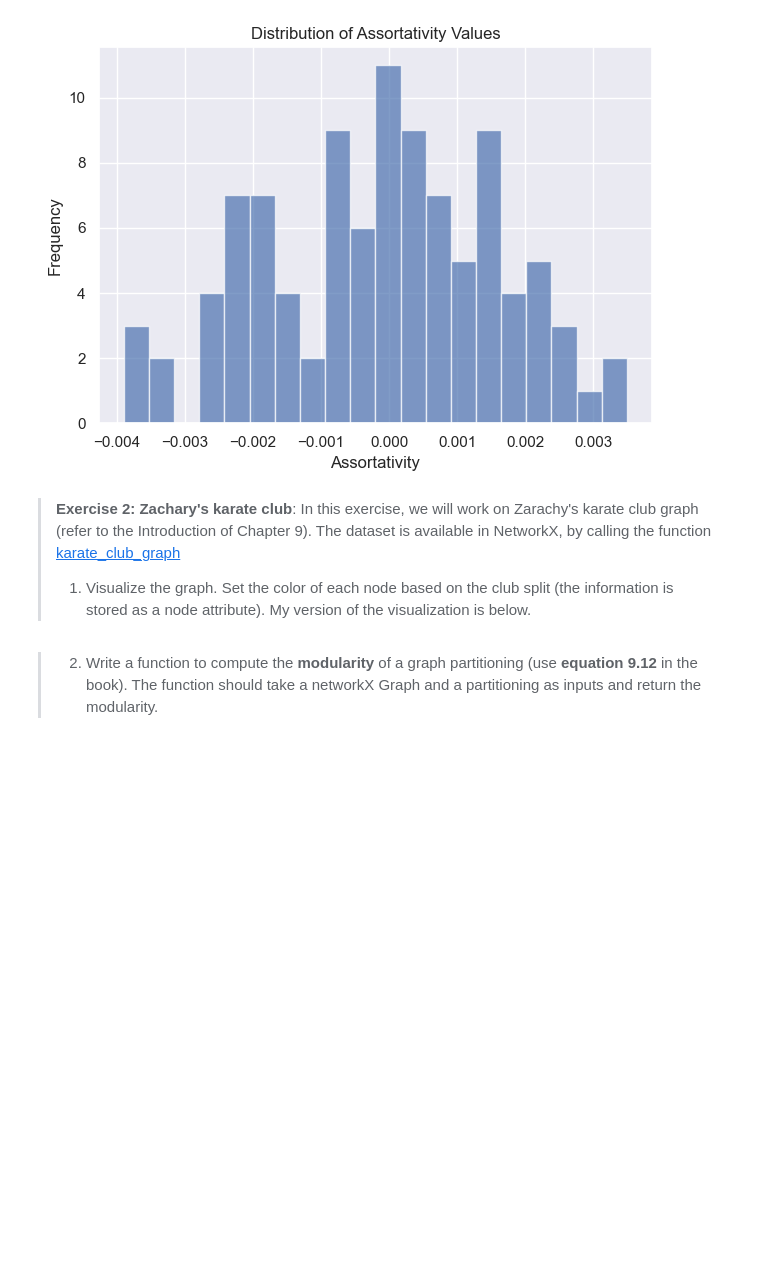
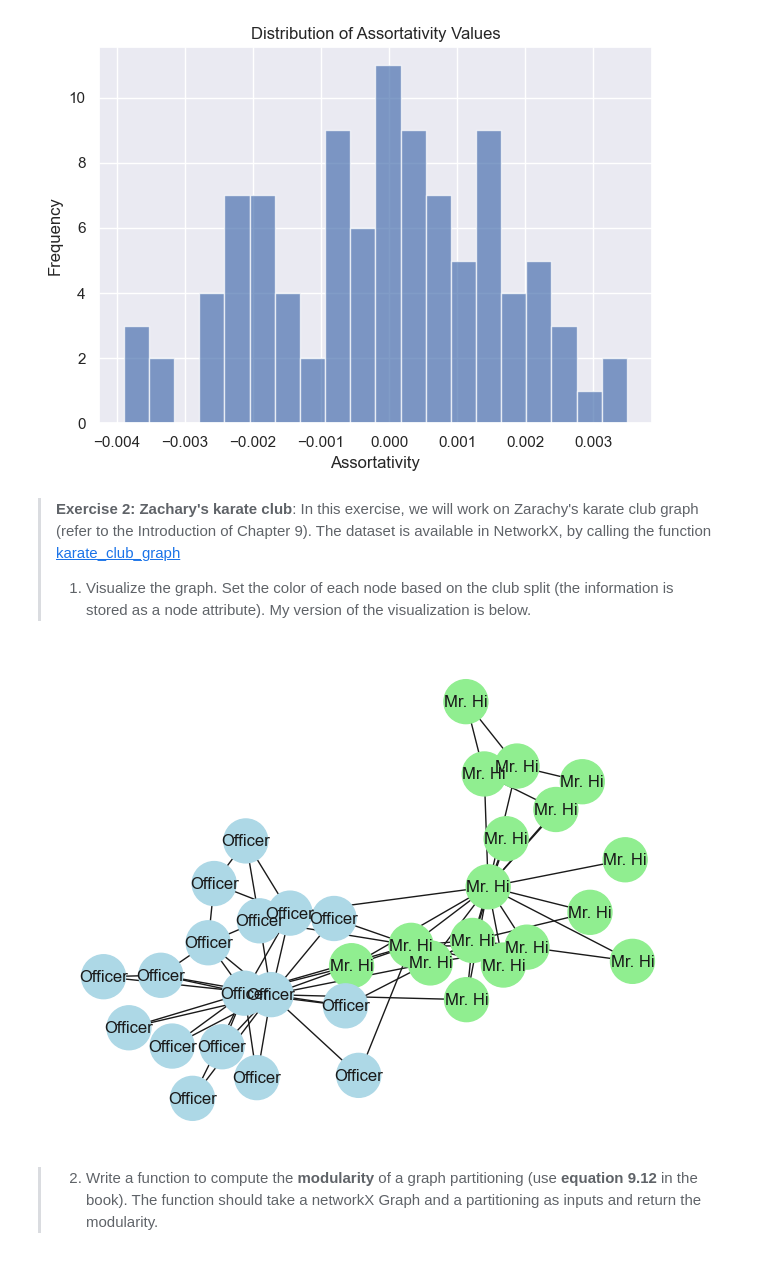
Before and after one commit to josephnguyen0413/02467_Assignment2, a Jupyter notebook: Assignment2.ipynb, the cells around one changed output. Drawn from its saved outputs; the diff is of its cells as text; code cells hidden in the pictures; blank space fills up the shorter version.

```diff
--- a/Assignment2.ipynb
+++ b/Assignment2.ipynb
@@ -289,3 +273,19 @@ G_karate = nx.karate_club_graph()
+# %%
+G_karate = nx.karate_club_graph()
+
+def plot_graph_split_by_attribute(G, attribute):
+    labels = nx.get_node_attributes(G, attribute)
+    club_vals = list(set(nx.get_node_attributes(G, attribute).values()))
+    colors_list = ['lightblue', 'lightgreen']
+    color_map = {club: colors_list[i] for i, club in enumerate(club_vals)}
+    colors = [color_map[G.nodes[n][attribute]] for n in G.nodes()]
+
+    nx.draw(G, labels=labels, node_size=1000, node_color=colors)
+    plt.show()
+
+plot_graph_split_by_attribute(G_karate, "club")
+# %% [output]
+[figure, added]
 # %% [markdown]
 > 2. Write a function to compute the __modularity__ of a graph partitioning (use **equation 9.12** in the book). The function should take a networkX Graph and a partitioning as inputs and return the modularity.
 # %%
```
Also changed, not shown: parts of 23 cells of this notebook, 1 other file.
